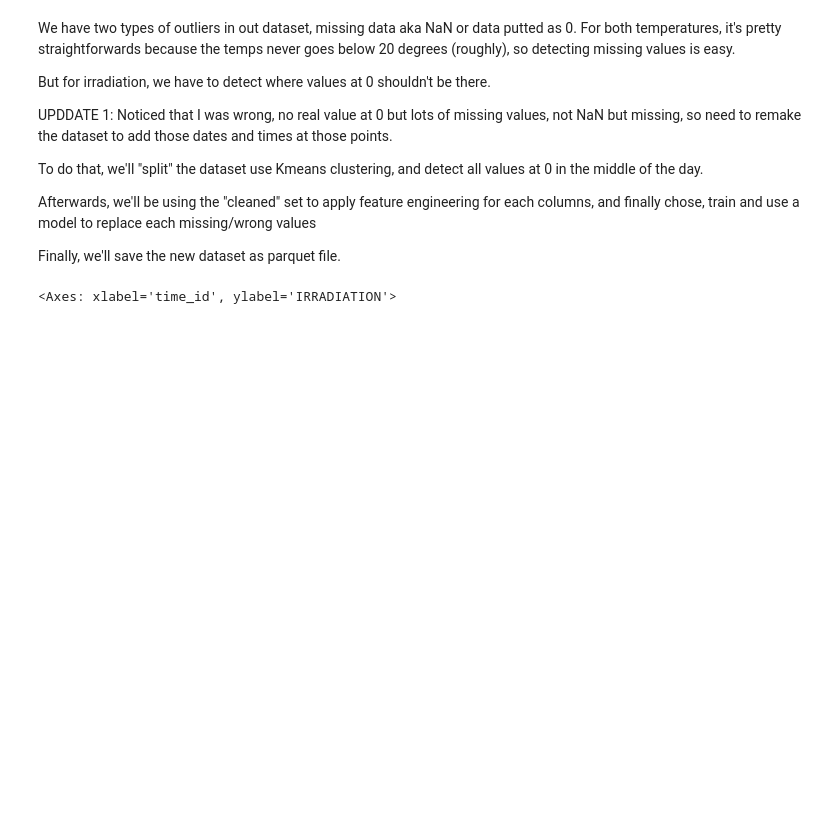
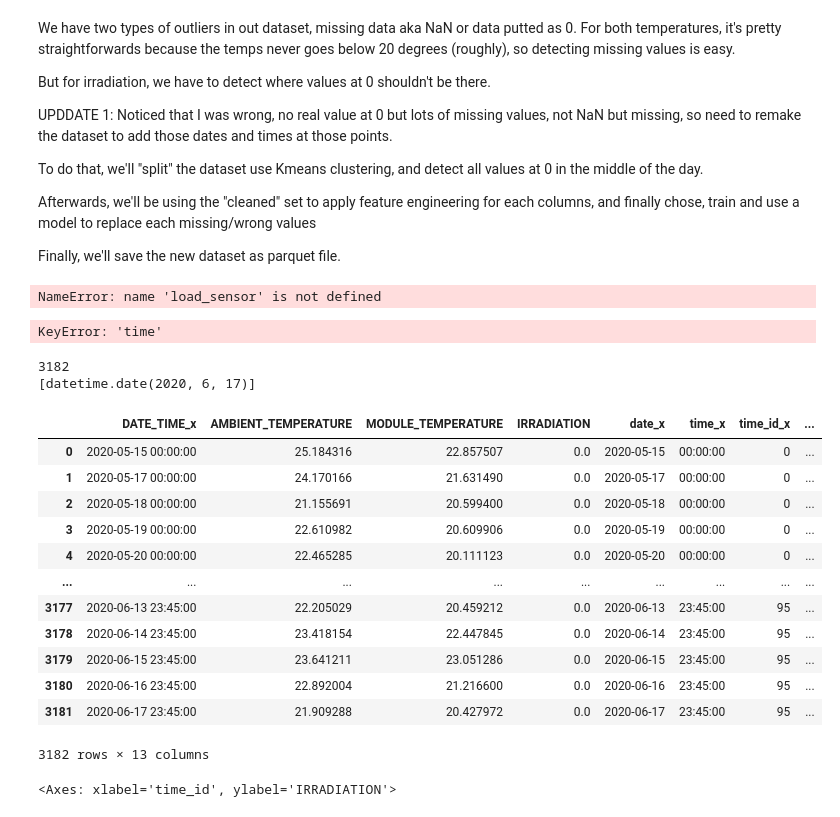
Before and after one commit to antoninchafiol/SolarPW, a Jupyter notebook: missliers.ipynb, the cells around one changed output. Cells and saved outputs as stored; diff of their text form; code cells hidden in the pictures; blank space fills up the shorter version.

```diff
--- a/missliers.ipynb
+++ b/missliers.ipynb
@@ -24,6 +24,12 @@ To do that, we'll "split" the dataset use Kmeans clustering, and detect all valu
 Afterwards, we'll be using the "cleaned" set to apply feature engineering for each columns, and finally chose, train and use a model to replace each missing/wrong values
 
 Finally, we'll save the new dataset as parquet file.
+# %%
+from src.data_prep import *
+dfs = load_sensor("dataset/Plant_1_Weather_Sensor_Data.csv", save=False)
+dfs[0]
+# %% [output]
+NameError: name 'load_sensor' is not defined
 # %%
 # Preping the datasets for cleaning
 
@@ -31,26 +37,71 @@ Finally, we'll save the new dataset as parquet file.
 ps1 = pd.read_csv("dataset/Plant_1_Weather_Sensor_Data.csv")
 ps2 = pd.read_csv("dataset/Plant_2_Weather_Sensor_Data.csv")
 
-time_id = {'time': [], }
+sdate=datetime.date(2020, 5, 15)
+edate = datetime.date(2020, 6, 17)
+timeset = pd.DataFrame({'DATE_TIME' : pd.date_range(start=sdate, end=edate, freq='15min')})
+timeset['date'] = timeset['DATE_TIME'].dt.date
+timeset['time'] = timeset['DATE_TIME'].dt.time
+timetemp = pd.DataFrame({'time': p['time'].unique()})
+timetemp['time_id'] = [x for x in range(timetemp.shape[0])]
+timeset= timeset.merge(timetemp, on='time')
+
 
 ps= [ps1,ps2]
-new_ps = []
-
+new_ps_wNaN = []
+new_ps_woNaN = []
 for p in ps:
     # Drop unused columns
-    p = p.drop(columns=['PLANT_ID'])
+    p = p.drop(columns=['SOURCE_KEY','PLANT_ID'])
     # Transform datetime to 2 separate columns
     p['DATE_TIME'] = pd.to_datetime(p['DATE_TIME'], format='%Y-%m-%d %H:%M:%S')
-    p['date'] = p['DATE_TIME'].dt.date
-    p['time'] = p['DATE_TIME'].dt.time
+    pNaN = p.merge(timeset, left_index=True, right_index=True, how='left')
     pp = pd.DataFrame({'time': p['time'].unique()})
     pp['time_id'] = [x for x in range(pp.shape[0])]
-    p = p.merge(pp, on='time')
+    p.merge(pp, on='time')
+    # Adding new columns
     p['IrrMulATemp'] = p['AMBIENT_TEMPERATURE'] * p['IRRADIATION']
-    # Apply a naive clustering processing
+    pNaN['IrrMulATemp'] = pNaN['AMBIENT_TEMPERATURE'] * pNaN['IRRADIATION']
+    # Apply a naive clustering processing only for training (without NaN values)
     km = KMeans(n_clusters=3, max_iter=350, n_init=50)
     p['cluster'] = km.fit(p[['time_id','IRRADIATION']]).labels_
-    new_ps.append(p)
+    # Appends to respectives lists
+    new_ps_wNaN.append(pNaN)
+    new_ps_woNaN.append(p)
+new_ps_woNaN[0]
+# %% [output]
+KeyError: 'time'
+# %%
+print(new_ps[0]['date'].count())
+print(new_ps[0].tail(1)['date'].values)
+
+start_date = datetime.date(2020, 5, 15)
+end_date = datetime.date(2020, 6, 17)
+
+p = pd.DataFrame({'DATE_TIME' : pd.date_range(start=start_date, end=end_date, freq='15min')})
+print(len(p))
+p['date'] = p['DATE_TIME'].dt.date
+p['time'] = p['DATE_TIME'].dt.time
+pp = pd.DataFrame({'time': p['time'].unique()})
+pp['time_id'] = [x for x in range(pp.shape[0])]
+p= p.merge(pp, on='time')
+new_ps[0].merge(p, left_index=True, right_index=True, how='left')
+# %% [output]
+3182
+[datetime.date(2020, 6, 17)]
+|  | DATE_TIME_x | AMBIENT_TEMPERATURE | MODULE_TEMPERATURE | IRRADIATION | date_x | time_x | time_id_x | ... |
+| 0 | 2020-05-15 00:00:00 | 25.184316 | 22.857507 | 0.0 | 2020-05-15 | 00:00:00 | 0 | ... |
+| 1 | 2020-05-17 00:00:00 | 24.170166 | 21.631490 | 0.0 | 2020-05-17 | 00:00:00 | 0 | ... |
+| 2 | 2020-05-18 00:00:00 | 21.155691 | 20.599400 | 0.0 | 2020-05-18 | 00:00:00 | 0 | ... |
+| 3 | 2020-05-19 00:00:00 | 22.610982 | 20.609906 | 0.0 | 2020-05-19 | 00:00:00 | 0 | ... |
+| 4 | 2020-05-20 00:00:00 | 22.465285 | 20.111123 | 0.0 | 2020-05-20 | 00:00:00 | 0 | ... |
+| ... | ... | ... | ... | ... | ... | ... | ... | ... |
+| 3177 | 2020-06-13 23:45:00 | 22.205029 | 20.459212 | 0.0 | 2020-06-13 | 23:45:00 | 95 | ... |
+| 3178 | 2020-06-14 23:45:00 | 23.418154 | 22.447845 | 0.0 | 2020-06-14 | 23:45:00 | 95 | ... |
+| 3179 | 2020-06-15 23:45:00 | 23.641211 | 23.051286 | 0.0 | 2020-06-15 | 23:45:00 | 95 | ... |
+| 3180 | 2020-06-16 23:45:00 | 22.892004 | 21.216600 | 0.0 | 2020-06-16 | 23:45:00 | 95 | ... |
+| 3181 | 2020-06-17 23:45:00 | 21.909288 | 20.427972 | 0.0 | 2020-06-17 | 23:45:00 | 95 | ... |
+3182 rows × 13 columns
 # %%
 sns.scatterplot(data=new_ps[0], x='time_id', y='IRRADIATION', hue='cluster')
 # %% [output]
```
Also changed, not shown: parts of 1 cell of this notebook, 2 other files.
